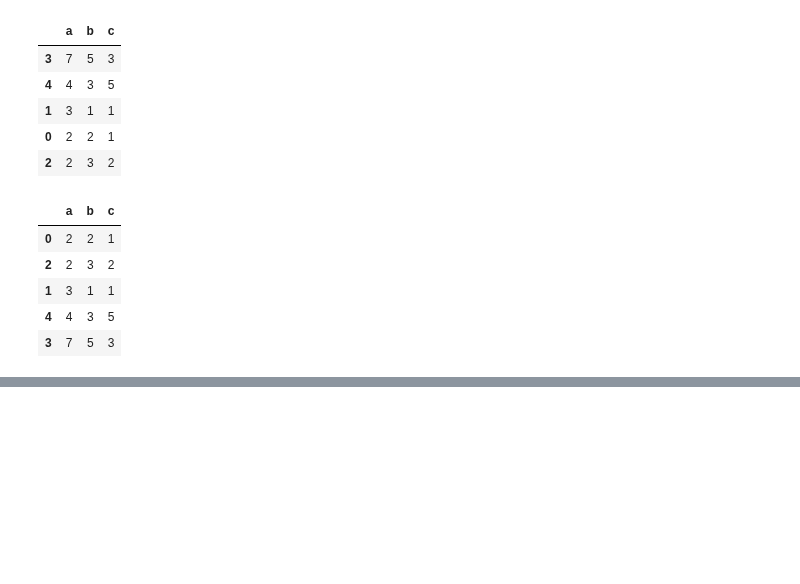
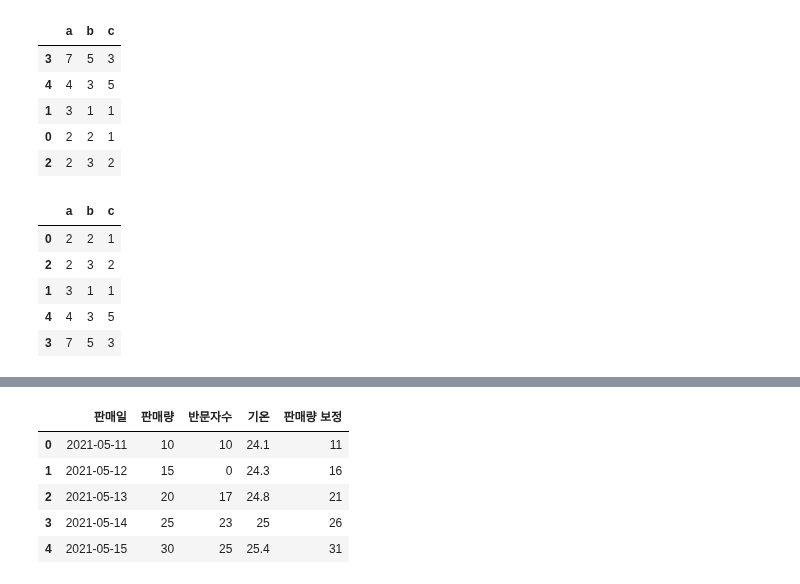
Before and after one commit to WooHyun94/TIL, a Jupyter notebook: Python/220928.ipynb, the cells around one changed output, grey strips where cells are left out. Cells and saved outputs as stored; diff of their text form; code cells hidden in the pictures; blank space fills up the shorter version.

```diff
--- a/Python/220928.ipynb
+++ b/Python/220928.ipynb
@@ -171,0 +425,11 @@ df.sort_values(by = ['a', 'b'], ascending = [True, False])
+# %%
+# 판매일을 datatime 형태로 바구기
+df['판매일'] = pd.to_datetime(df['판매일'], format="%m/%d/%y")
+df
+# %% [output]
+|  | 판매일 | 판매량 | 반문자수 | 기온 | 판매량 보정 |
+| 0 | 2021-05-11 | 10 | 10 | 24.1 | 11 |
+| 1 | 2021-05-12 | 15 | 0 | 24.3 | 16 |
+| 2 | 2021-05-13 | 20 | 17 | 24.8 | 21 |
+| 3 | 2021-05-14 | 25 | 23 | 25 | 26 |
+| 4 | 2021-05-15 | 30 | 25 | 25.4 | 31 |
```
Also changed, not shown: parts of 31 cells of this notebook.
